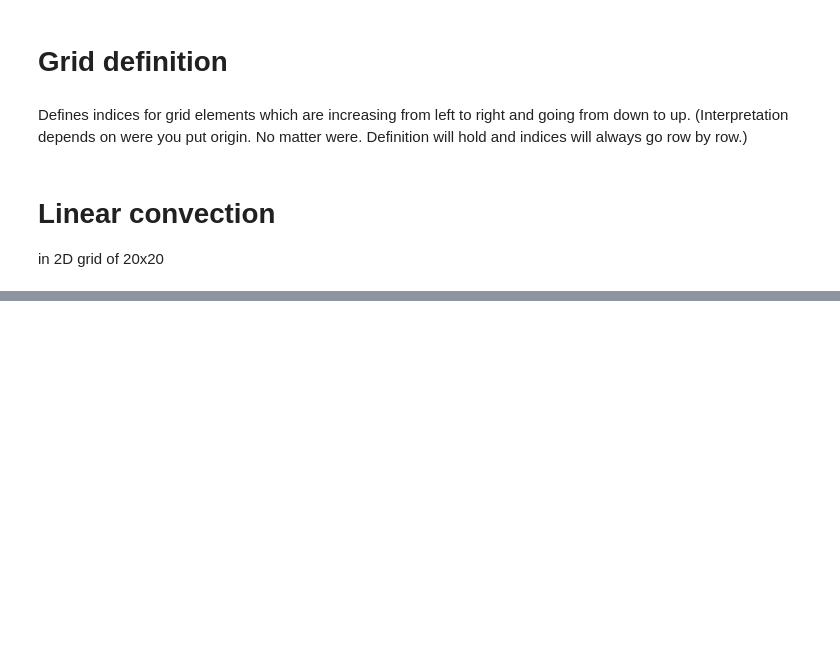
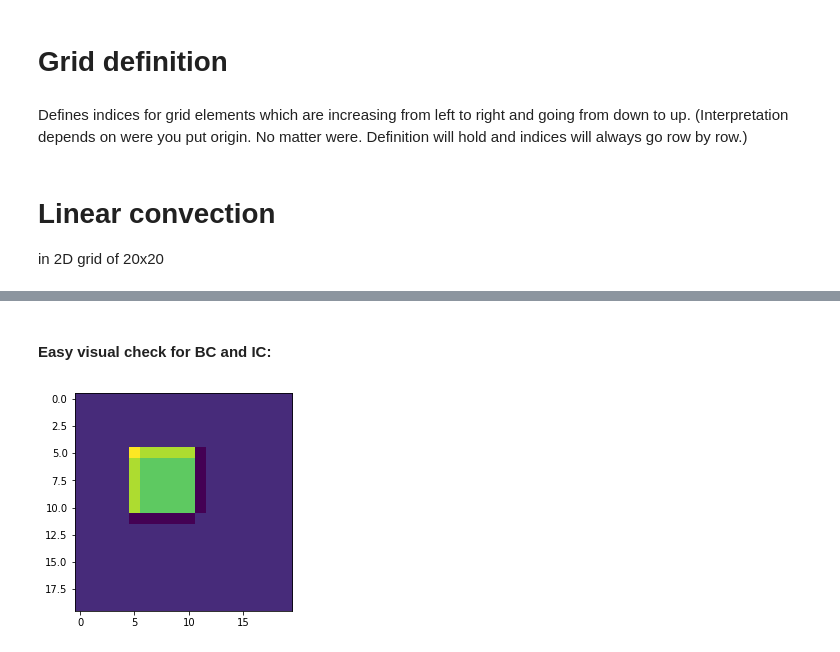
Before and after one commit to VHeusinkveld/2D_Incompressible_NV_Solver-CP4, a Jupyter notebook: functions.ipynb, the cells around one changed output, grey strips where cells are left out. Cells and saved outputs as stored; diff of their text form; code cells hidden in the pictures; blank space fills up the shorter version.

Commit message:
Added visualisation

```diff
--- a/functions.ipynb
+++ b/functions.ipynb
@@ -37,7 +37,7 @@ class Element:
         self.y = int(np.floor(i / const.w)) # y-coordinate in grid
 
         # Initialise the fluid (u = fluid velocity (2D))
-        if self.x <= 5 or self.y <= 10: # IC
+        if (self.x >= 5 and self.x <= 10) and (self.y >= 5 and self.y <= 10): # IC
             self.u = 2
         else:
             self.u = 1
@@ -137,6 +137,6 @@ def simulation(const):
             return data
 # %%
 from types import SimpleNamespace
-const = SimpleNamespace(w = 20, h = 20, c = 1, dx = 1, dy = 1, dt = 1, max_iterations = 100000, epsilon = 0.001)
+const = SimpleNamespace(w = 20, h = 20, c = 1, dx = 1, dy = 1, dt = 0.2, max_iterations = 1, epsilon = 0.001)
 
 data = simulation(const)
@@ -142,0 +148,16 @@ data = simulation(const)
+# %%
+%matplotlib notebook
+from mpl_toolkits.mplot3d import Axes3D
+import matplotlib.pyplot as plt
+from matplotlib import cm
+
+fig = plt.figure(figsize=(11, 7), dpi=100)
+ax = fig.gca(projection='3d')
+
+X, Y = np.meshgrid(np.arange(const.w), np.arange(const.h))
+u_plot = np.zeros((const.w, const.h), dtype=float)
+for element in data:
+    u_plot[element.x, element.y] = element.u
+
+surf = ax.plot_surface(X, Y, u_plot, cmap = cm.viridis)
+plt.show()
@@ -142,0 +167,8 @@ data = simulation(const)
+# %% [markdown]
+#### Easy visual check for BC and IC:
+# %%
+fig, ax = plt.subplots(1, figsize=(4,4), facecolor=(1,1,1))
+ax.imshow(u_plot)
+plt.show()
+# %% [output]
+[figure, added]
```
Also changed, not shown: parts of 3 cells of this notebook.
